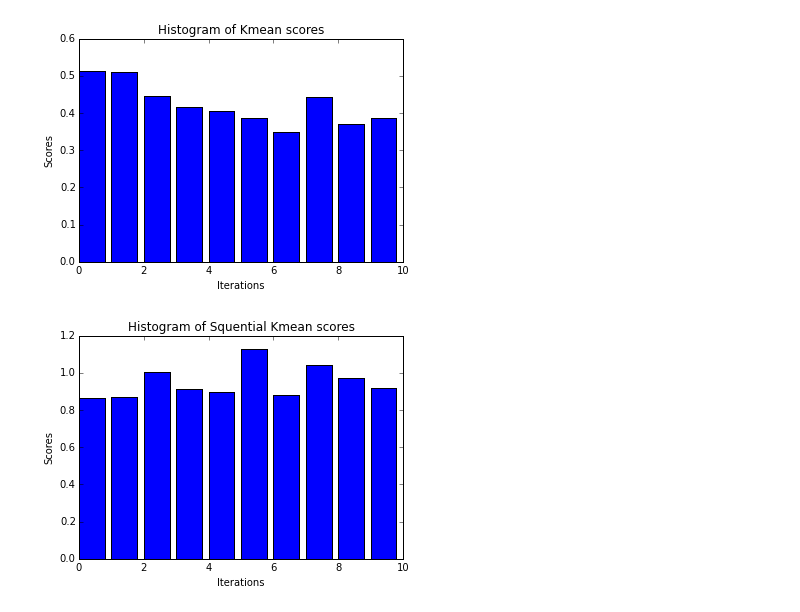
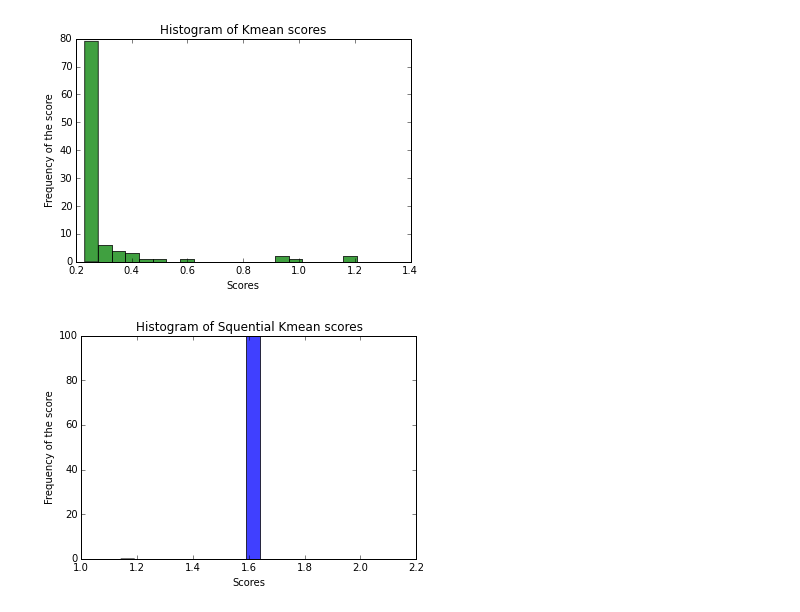
Before and after one commit to RuiqingQiu/K-Mean, a Jupyter notebook: kmeans.ipynb, the cells around one changed output. Saved outputs shown, nothing was run; the diff lists cells and outputs as text; code cells hidden in the pictures.

```diff
--- a/kmeans.ipynb
+++ b/kmeans.ipynb
@@ -117,13 +124,13 @@ def sequential_kmean(data, k):
     while index < len(data):
         # print index
         current_point = data[index]
-        min_dist = 100000.0
+        min_dist =  distance.euclidean(kmean_center_np[0], current_point)
         replace_position = 0
 
         # find the distance to the nearest kmean center
         for i in range(k):
             dist = distance.euclidean(kmean_center_np[i], current_point)
-            if dist < min_dist:
+            if dist <= min_dist:
                 min_dist = dist
                 replace_position = i
         # index is the current point
@@ -139,7 +146,7 @@ def sequential_kmean(data, k):
 p = 2
 
 # sqrt of variance
-sigma = 0.99
+sigma = 0.9
 
 # k is number of clusters
 k = 3
@@ -219,13 +239,13 @@ num_of_iterations = 100
 score_list = []
 for i in range(num_of_iterations):
     res1, idx1 = kmeans2(data_set, k)
-    score_list.append(d.error_calculate(res1) / (sigma * sigma * p))
+    score_list.append(math.sqrt(d.error_calculate(res1) / (sigma * sigma * p)))
 print "average score is: ", sum(score_list)/len(score_list)
 plt.xlabel('Scores')
 plt.ylabel('Frequencies of the score')
 plt.title(r'Histogram of Kmean scores')
 #plt.bar(range(num_of_iterations), score_list)
-n, bins, patches = plt.hist(score_list,20,normed=1,facecolor="green",alpha=0.75)
+n, bins, patches = plt.hist(score_list,20,normed=0,facecolor="green",alpha=0.75)
 
 # Tweak spacing to prevent clipping of ylabel
 #plt.subplots_adjust(left=0.15)
@@ -243,17 +263,17 @@ print "sequential kmean with random permutation to the data: "
 for i in range(num_of_iterations):
     # with permutation
     res1, idx1 = sequential_kmean(np.random.permutation(data_set) , k)
-    score_list.append(d.error_calculate(res1) / (sigma * sigma * p))
+    score_list.append(math.sqrt(d.error_calculate(res1) / (sigma * sigma * p)))
 print "average score is: ", sum(score_list)/len(score_list)
 # add a 'best fit' line
 plt.xlabel('Scores')
 plt.ylabel('Frequency of the score')
 plt.title(r'Histogram of Squential Kmean scores')
 #plt.bar(range(num_of_iterations), score_list)
-n, bins, patches = plt.hist(score_list,20,normed=1,facecolor="blue",alpha=0.75)
+n, bins, patches = plt.hist(score_list,20,normed=0,facecolor="blue",alpha=0.75)
 
 # Tweak spacing to prevent clipping of ylabel
-plt.subplots_adjust(left=0.15)
+#plt.subplots_adjust(left=0.15)
 plt.show()
 pylab.clf()
 # %% [output]
@@ -265,48 +285,42 @@ average score is:  1.81141732007
 # Experiment 3: Adding some easy points to the list to teach the sequential kmean
 # see if sequential kmean does, do the histogram compared to without teaching one
 
-small_sigma = 0.01
+num_of_teaching_signal = 10
+small_sigma = 0.25
 score_list_kmean = []
 score_list_skmean = []
-sigma_list = []
-while small_sigma < 0.1:
-    sigma_list.append(small_sigma)
+sigma_list = [0.25,0.0625,0.02,0.01]
+for small_sigma in sigma_list:
+    score_list_kmean = []
+    score_list_skmean = []
     #give 20 easy points
     teaching_data_set = d.generate_mult_normal_based_prob(PIs, means,
-                                                      small_sigma * small_sigma * identity_matrix, 20)
-    data_set = np.concatenate((teaching_data_set, data_set))
+                                                      small_sigma * small_sigma * identity_matrix, num_of_teaching_signal)
+    tmp_data_set = np.concatenate((teaching_data_set, data_set))
 
     # running the data on kmean with 20 rounds and obtain an average score
     num_of_iterations = 100
-    average = 0.0
     for i in range(num_of_iterations):
-        res1, idx1 = kmeans2(data_set, k)
-        average += d.error_calculate(res1) / (sigma * sigma * p)
-    average = average / num_of_iterations
-    score_list_kmean.append(average)
+        res1, idx1 = kmeans2(tmp_data_set, k)
+        score_list_kmean.append(math.sqrt(d.error_calculate(res1) / (sigma * sigma * p)))
+    plt.xlabel('Scores')
+    plt.ylabel('Frequency of the score')
+    plt.title(r'Histogram of Kmean scores')
+    #plt.bar(range(num_of_iterations), score_list)
+    n, bins, patches = plt.hist(score_list_kmean,20,normed=0,facecolor="green",alpha=0.75)
+    plt.show()
+    pylab.clf()
 
-    average = 0.0
     for i in range(num_of_iterations):
         # res1, idx1 = sequential_kmean(np.random.permutation(data_set) , k)
-        res1, idx1 = sequential_kmean(data_set , k)
-        average += d.error_calculate(res1) / (sigma * sigma * p)
-    average = average / num_of_iterations
-    score_list_skmean.append(average)
-    small_sigma += 0.01
-    print small_sigma
-plt.xlabel('Iterations')
-plt.ylabel('Scores')
-plt.title(r'Histogram of Kmean scores')
-plt.bar(range(len(score_list_kmean)), score_list_kmean)
-plt.subplots_adjust(left=0.15)
-plt.show()
-plt.clf()
-
-plt.xlabel('Iterations')
-plt.ylabel('Scores')
-plt.title(r'Histogram of Squential Kmean scores')
-plt.bar(range(len(score_list_skmean)), score_list_skmean)
-plt.subplots_adjust(left=0.15)
-plt.show()
-plt.clf()
+        tmp_data_set = np.concatenate((teaching_data_set, np.random.permutation(data_set)))
+        res1, idx1 = sequential_kmean(tmp_data_set , k)
+        score_list_skmean.append(math.sqrt(d.error_calculate(res1) / (sigma * sigma * p)))
+    plt.xlabel('Scores')
+    plt.ylabel('Frequency of the score')
+    plt.title(r'Histogram of Squential Kmean scores')
+    #plt.bar(range(num_of_iterations), score_list)
+    n, bins, patches = plt.hist(score_list_skmean,20,normed=0,facecolor="blue",alpha=0.75)
+    plt.show()
+    pylab.clf()
 # %% [output]
@@ -323,2 +327,2 @@ plt.clf()
-[figure, old version]
+[figure, new version]
-[figure, old version]
+[figure, new version]
```
Also changed, not shown: parts of 9 cells of this notebook.
